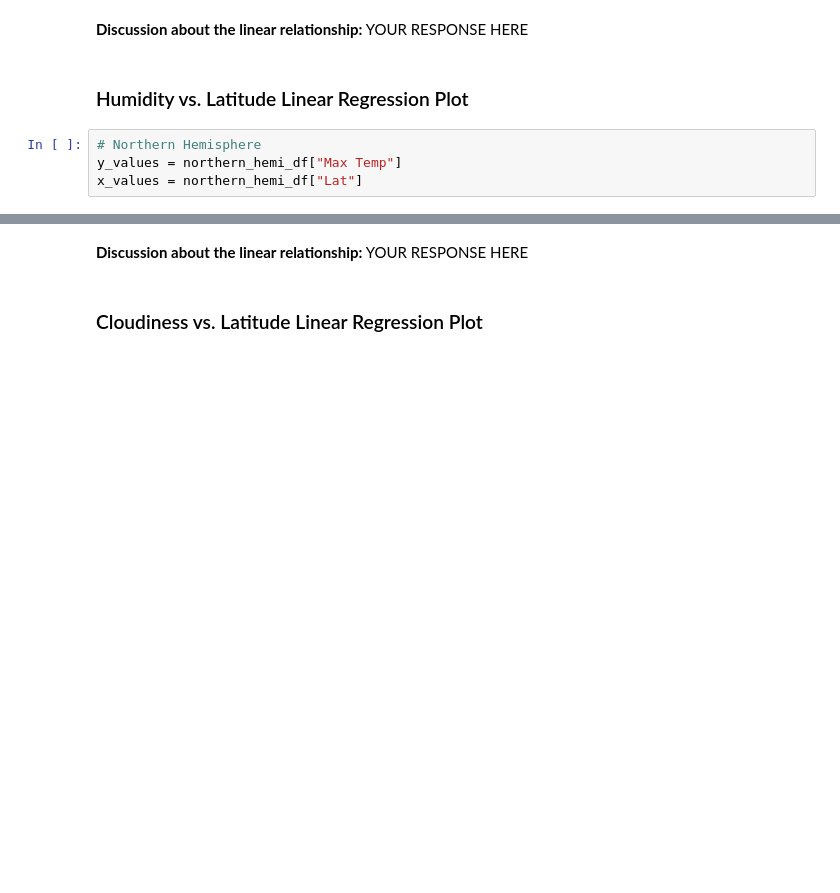
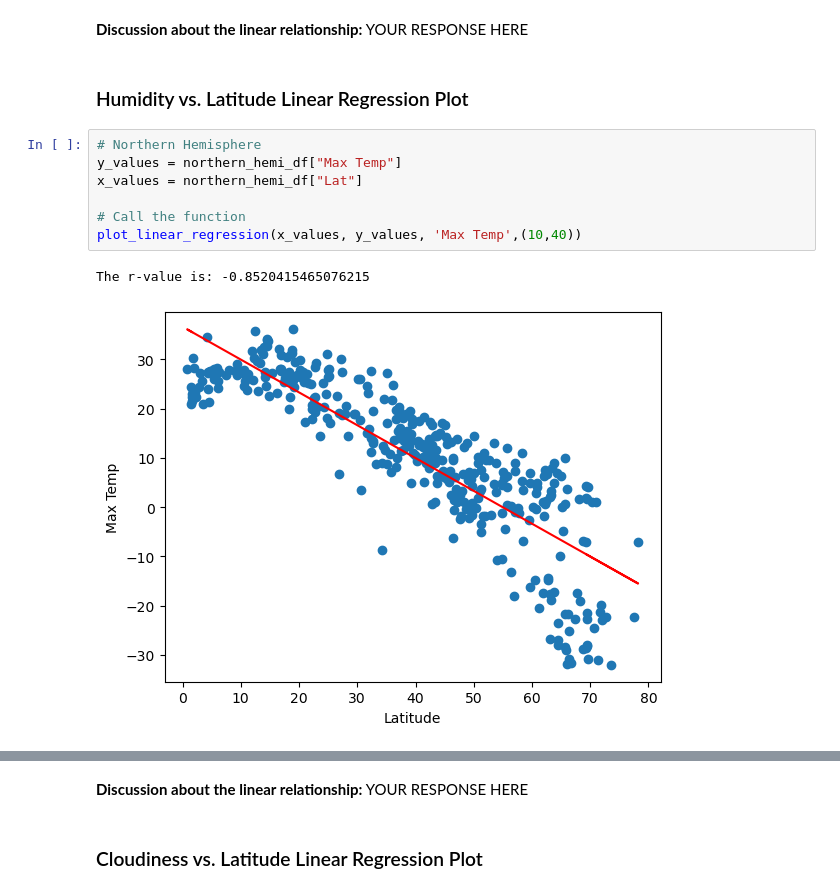
Before and after one commit to jessicabarker51/python-api-challenge, a Jupyter notebook: WeatherPy.ipynb, the cells around one changed output, grey strips where cells are left out. Saved outputs shown, nothing was run; the diff lists cells and outputs as text; blank space fills up the shorter version.

```diff
--- a/WeatherPy.ipynb
+++ b/WeatherPy.ipynb
@@ -364,7 +381,13 @@ y_values = southern_hemi_df["Max Temp"]
 # %%
 # Northern Hemisphere
 y_values = northern_hemi_df["Max Temp"]
 x_values = northern_hemi_df["Lat"]
+
+# Call the function
+plot_linear_regression(x_values, y_values, 'Max Temp',(10,40))
+# %% [output]
+The r-value is: -0.8520415465076215
+[figure, added]
 # %%
 # Southern Hemisphere
 y_values = southern_hemi_df["Max Temp"]
```
Also changed, not shown: parts of 13 cells of this notebook, 4 other files.
